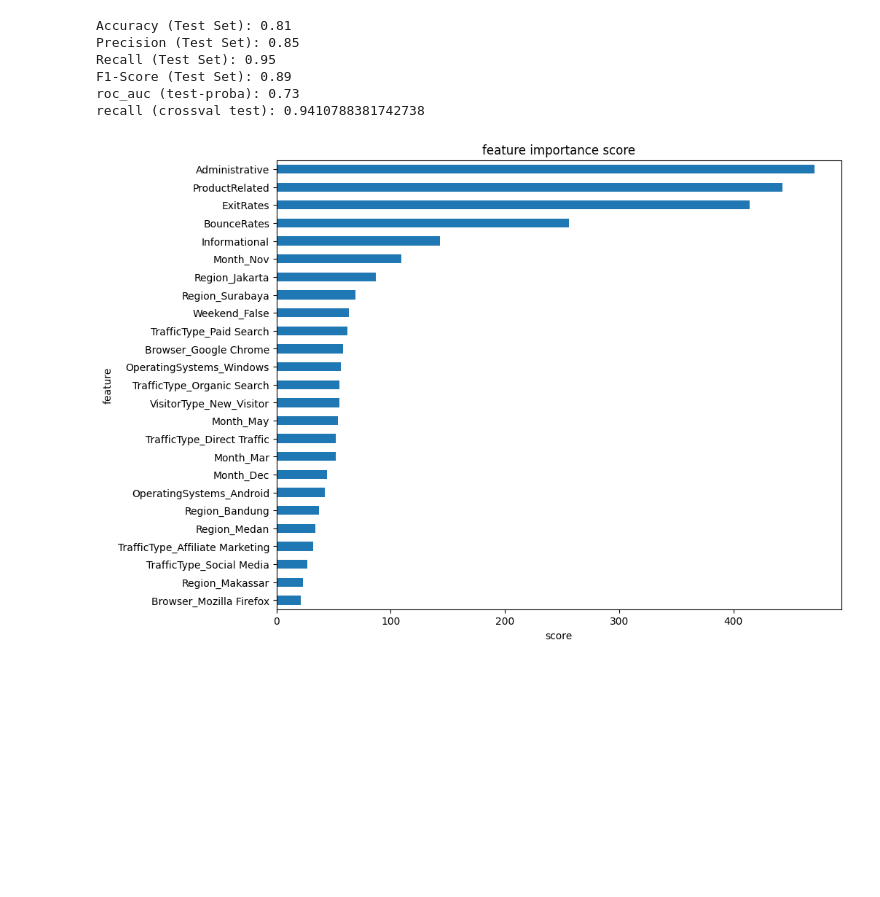
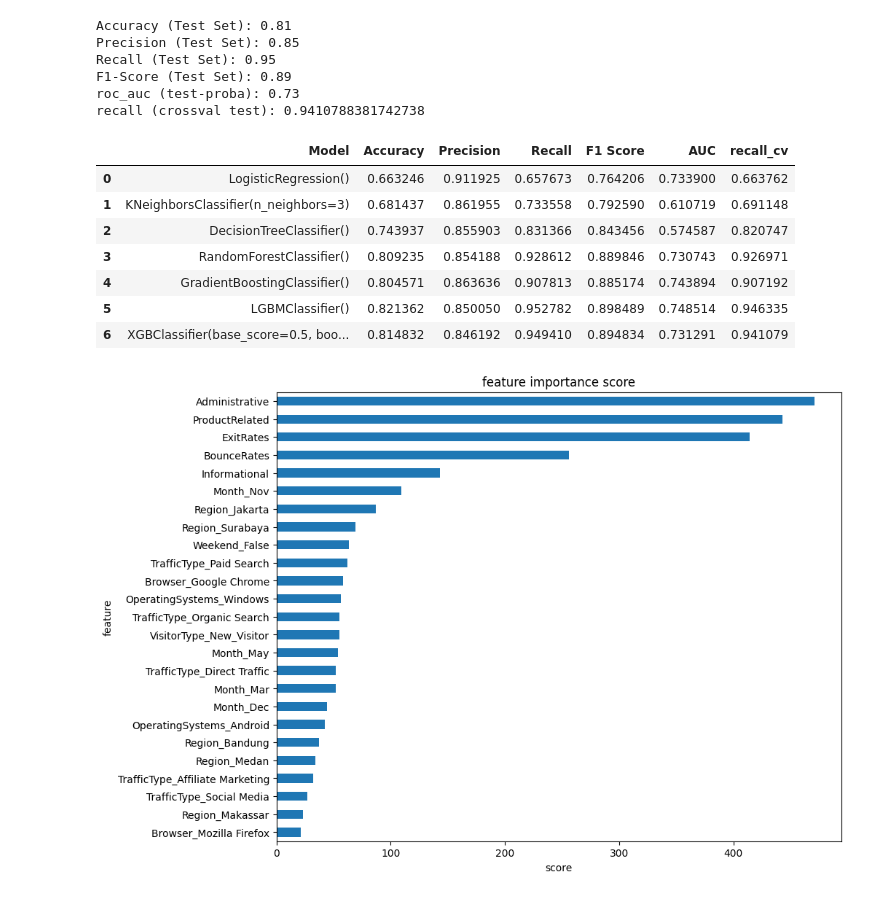
Before and after one commit to primaadit/final_project, a Jupyter notebook: Stage3_raffi.ipynb, the cells around one changed output. Drawn from its saved outputs; the diff is of its cells as text; code cells hidden in the pictures; blank space fills up the shorter version.

Commit message:
menambah dataframe untuk membandingkan score

```diff
--- a/Stage3_raffi.ipynb
+++ b/Stage3_raffi.ipynb
@@ -412,7 +444,8 @@ recall (crossval test): 0.8188105117565698
 # %%
 rf = RandomForestClassifier() # inisiasi object dengan nama rf
 rf.fit(X_res, y_res) # fit model decision tree dari data train
-eval_classification(rf)
+result = eval_classification(rf)
+result_df = pd.concat([result_df, result], ignore_index=True)
 # %% [output]
 Accuracy (Test Set): 0.81
 Precision (Test Set): 0.85
@@ -425,7 +458,8 @@ recall (crossval test): 0.9283540802213001
 # %%
 gb = GradientBoostingClassifier() # inisiasi object dengan nama rf
 gb.fit(X_res, y_res) # fit model decision tree dari data train
-eval_classification(gb)
+result = eval_classification(gb)
+result_df = pd.concat([result_df, result], ignore_index=True)
 # %% [output]
 Accuracy (Test Set): 0.80
 Precision (Test Set): 0.86
@@ -438,6 +472,7 @@ recall (crossval test): 0.9071922544951591
 # %%
 lgb = LGBMClassifier() # inisiasi object dengan nama rf
 lgb.fit(X_res, y_res) # fit model decision tree dari data train
-eval_classification(lgb)
+result = eval_classification(lgb)
+result_df = pd.concat([result_df, result], ignore_index=True)
 # %% [output]
 [LightGBM] [Info] Number of positive: 7230, number of negative: 7230
@@ -462,7 +497,8 @@ recall (crossval test): 0.9463347164591978
 # %%
 XGboost = xgb.XGBClassifier()
 XGboost.fit(X_res, y_res)
-eval_classification(XGboost)
+result = eval_classification(XGboost)
+result_df = pd.concat([result_df, result], ignore_index=True)
 # %% [output]
 Accuracy (Test Set): 0.81
 Precision (Test Set): 0.85
@@ -470,6 +506,17 @@ Recall (Test Set): 0.95
 F1-Score (Test Set): 0.89
 roc_auc (test-proba): 0.73
 recall (crossval test): 0.9410788381742738
+# %%
+result_df
+# %% [output]
+|  | Model | Accuracy | Precision | Recall | F1 Score | AUC | recall_cv |
+| 0 | LogisticRegression() | 0.663246 | 0.911925 | 0.657673 | 0.764206 | 0.733900 | 0.663762 |
+| 1 | KNeighborsClassifier(n_neighbors=3) | 0.681437 | 0.861955 | 0.733558 | 0.792590 | 0.610719 | 0.691148 |
+| 2 | DecisionTreeClassifier() | 0.743937 | 0.855903 | 0.831366 | 0.843456 | 0.574587 | 0.820747 |
+| 3 | RandomForestClassifier() | 0.809235 | 0.854188 | 0.928612 | 0.889846 | 0.730743 | 0.926971 |
+| 4 | GradientBoostingClassifier() | 0.804571 | 0.863636 | 0.907813 | 0.885174 | 0.743894 | 0.907192 |
+| 5 | LGBMClassifier() | 0.821362 | 0.850050 | 0.952782 | 0.898489 | 0.748514 | 0.946335 |
+| 6 | XGBClassifier(base_score=0.5, boo... | 0.814832 | 0.846192 | 0.949410 | 0.894834 | 0.731291 | 0.941079 |
 # %%
 show_feature_importance(lgb)
 # %% [output]
```
Also changed, not shown: parts of 8 cells of this notebook.
